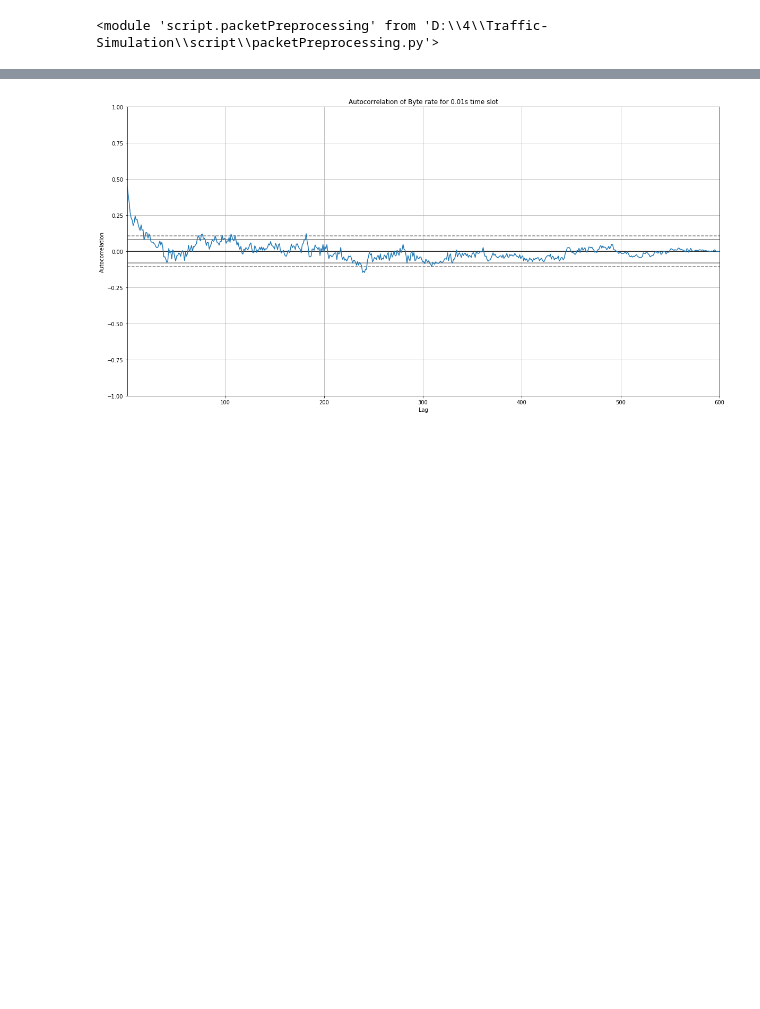
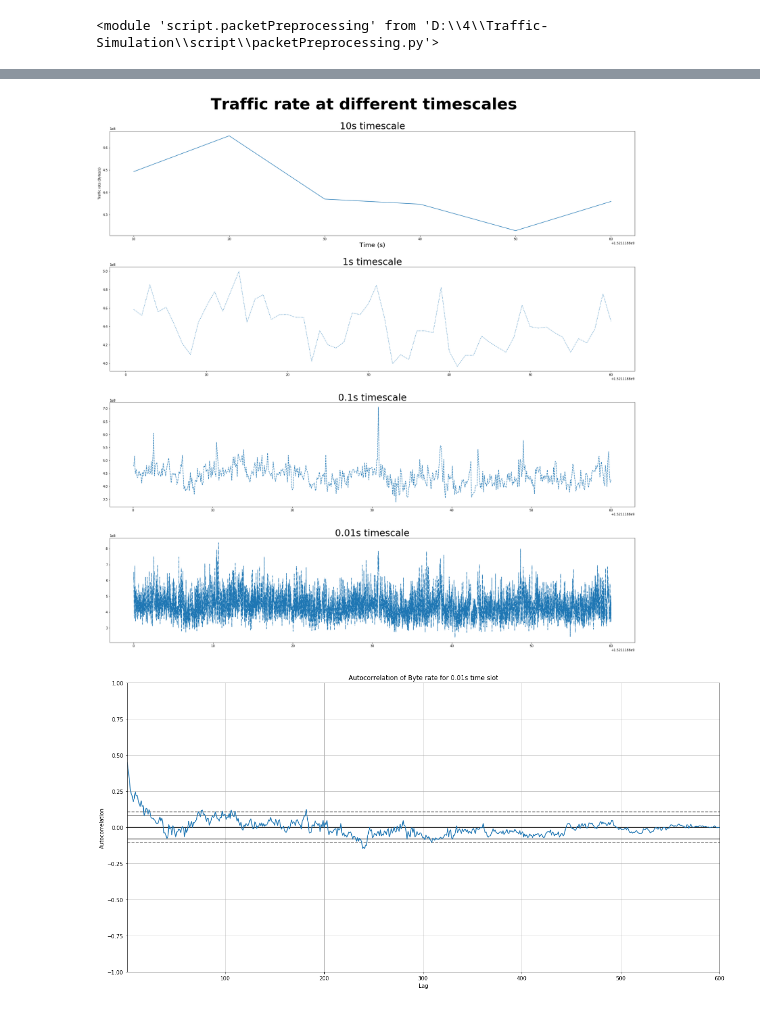
Before and after one commit to zijun726911/Traffic-Simulation, a Jupyter notebook: script/main.ipynb, the cells around one changed output, grey strips where cells are left out. Drawn from its saved outputs; the diff is of its cells as text; code cells hidden in the pictures; blank space fills up the shorter version.

```diff
--- a/script/main.ipynb
+++ b/script/main.ipynb
@@ -111,3 +92,49 @@ gc.collect()
+# %%
+def plot_diff_timescales(scale10:Series,
+                         scale1:Series,
+                         scale0p1:Series,
+                         scale0p01:Series,
+                         ):
+
+    figure = plt.figure(1)
+    figure.set_size_inches(30,30)
+    plt.subplots_adjust(hspace=0.3)
+    # ax1.set(xlim=[0.1,1.2],ylim=[1.4,6],title='NO.1-subplot',ylabel='y1-axis',xlabel='x1-axis')  #设置子图的属性，包括xy轴的范围和标题
+    # ax2.set(xlim=[0.5,1.5],ylim=[100,300],title='NO.2-subplot',ylabel='y2-axis',xlabel='x2-axis')
+    # axes1.set(title='Traffic rate at different timescales\n10s timescale')
+
+    plt.suptitle("Traffic rate at different timescales",y=0.93,fontsize=50,weight='bold')
+    axes1=plt.subplot(411) # type: Axes
+    axes1.set_title("10s timescale",fontsize=30)
+    axes1.set_xlabel("Time (s)", fontsize=20)
+    axes1.set_ylabel("Traffic rate (Bytes/s)",fontsize=20)
+    axes1.plot(scale10.index,scale10,linestyle='solid')
+
+
+    axes2=plt.subplot(412) # type: Axes
+    axes2.plot(scale1.index,scale1,linestyle='dotted')
+    plt.title('1s timescale',fontsize=30)
+
+    axes3=plt.subplot(413) # type: Axes
+    axes3.plot(scale0p1.index,scale0p1,linestyle='dashed')
+    plt.title('0.1s timescale',fontsize=30)
+
+    axes4=plt.subplot(414) # type: Axes
+    axes4.plot(scale0p01.index,scale0p01,linestyle='dashdot')
+    plt.title('0.01s timescale',fontsize=30)
+
+    figure.savefig("../graph/byterate_for_0_001s_time_slot")
+
+
+
+
+plot_diff_timescales(data10["byterate"],
+                     data1["byterate"],
+                     data01["byterate"],
+                     data001["byterate"],
+                    )
+# %% [output]
+[figure, added]
 # %%
 autofig=pd.plotting.autocorrelation_plot(list(map(int,data01["byteRates0p1"])))
 autofig.set_title("Autocorrelation of Byte rate for 0.01s time slot")
```
Also changed, not shown: parts of 11 cells of this notebook, 1 other file.
